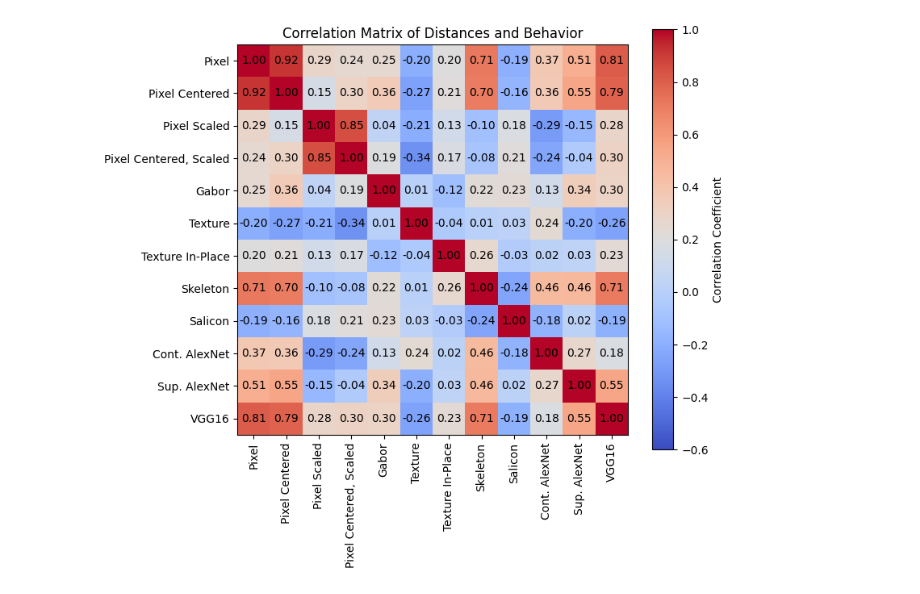
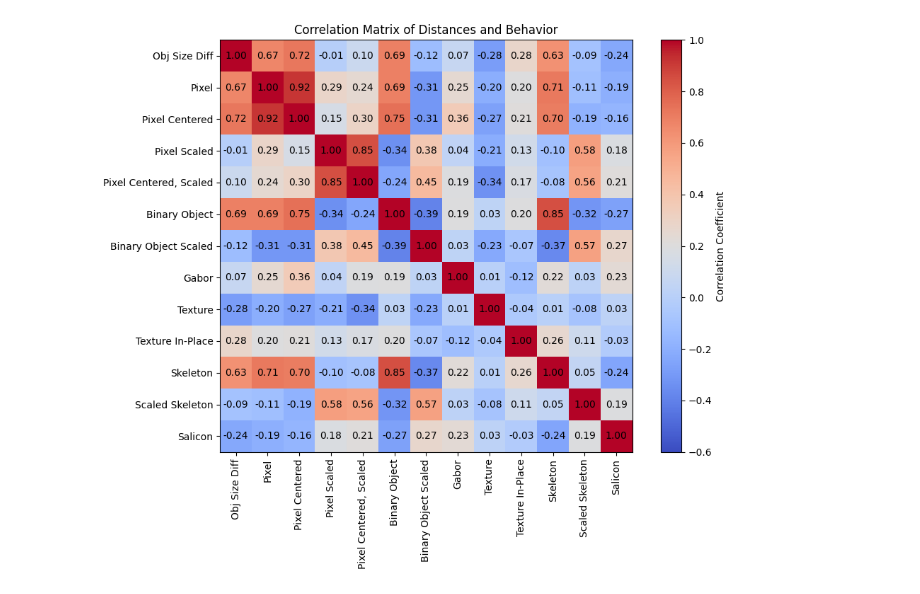
Before and after one commit to emeyer121/TreeShrewObjectRecognition, a Jupyter notebook: 5_behaviorModeling/plotModelBehavCompare.ipynb, the cells around one changed output. Saved outputs shown, nothing was run; the diff lists cells and outputs as text; code cells hidden in the pictures.

```diff
--- a/5_behaviorModeling/plotModelBehavCompare.ipynb
+++ b/5_behaviorModeling/plotModelBehavCompare.ipynb
@@ -11,6 +11,8 @@ df_pixel_orig = pd.read_csv(f'{filePath}distData/{taskName}/original_pixel_dista
 df_pixelcenter_orig = pd.read_csv(f'{filePath}distData/{taskName}/register_centered_pixel_distances.csv', header=None)
 df_pixelscale_orig = pd.read_csv(f'{filePath}distData/{taskName}/register_scaled_pixel_distances.csv', header=None)
 df_pixelcenterscale_orig = pd.read_csv(f'{filePath}distData/{taskName}/register_centered_scaled_pixel_distances.csv', header=None)
+df_binary_object = pd.read_csv(f'{filePath}distData/{taskName}/binary_object_distances_combmodel.csv', header=None)
+df_binary_object_scaled = pd.read_csv(f'{filePath}distData/{taskName}/binary_object_scaled_distances_combmodel.csv', header=None)
 df_gabor = pd.read_csv(f'{filePath}distData/{taskName}/gabor_distances_norm.csv', header=None)
 df_isetbio_NN = pd.read_csv(f'{filePath}distData/{taskName}/isetbio_distances_combmodel.csv', header=None)
 df_texture_inplace = pd.read_csv(f'{filePath}distData/{taskName}/texture_inplace_distances_combmodel.csv', header=None)
@@ -22,19 +24,22 @@ df_behavior = pd.read_csv(f'{filePath}distData/{taskName}/treeshrew_behavior.csv
 df_alexnet_cont = pd.read_csv(f'{filePath}distData/{taskName}/alexnet_mouse_distances2.csv', header=None)
 df_alexnet_sup = pd.read_csv(f'{filePath}distData/{taskName}/alexnet_distances2.csv', header=None)
 df_vgg = pd.read_csv(f'{filePath}distData/{taskName}/vgg16_distances2.csv', header=None)
+df_size_diff = pd.read_csv(f'{filePath}distData/{taskName}/size_differences.csv', header=None)
 
 # Combine the dataframes into a single dataframe
-df_combined = pd.concat([df_behavior, df_pixel_orig, df_pixelcenter_orig, df_pixelscale_orig,df_pixelcenterscale_orig, df_gabor, df_texture, df_texture_inplace, df_skeleton, df_skeleton_scaled, df_salicon, df_alexnet_cont, df_alexnet_sup, df_vgg], axis=1, ignore_index=True)
-df_labels = ['Behavior', 'Pixel', 'Pixel Centered','Pixel Scaled','Pixel Centered, Scaled', 'Gabor', 'Texture','Texture In-Place', 'Skeleton','Scaled Skeleton','Salicon', 'Cont. AlexNet', 'Sup. AlexNet', 'VGG16']
+df_combined = pd.concat([df_behavior, df_size_diff, df_pixel_orig, df_pixelcenter_orig, df_pixelscale_orig,df_pixelcenterscale_orig, df_binary_object, df_binary_object_scaled, df_gabor, df_texture, df_texture_inplace, df_skeleton, df_skeleton_scaled, df_salicon, df_alexnet_cont, df_alexnet_sup, df_vgg], axis=1, ignore_index=True)
+df_labels = ['Behavior','Obj Size Diff', 'Pixel', 'Pixel Centered','Pixel Scaled','Pixel Centered, Scaled','Binary Object','Binary Object Scaled', 'Gabor', 'Texture','Texture In-Place', 'Skeleton','Scaled Skeleton','Salicon', 'Cont. AlexNet', 'Sup. AlexNet', 'VGG16']
 # %%
 # Set colors for each model where first four are shades of green, next five are shades of blue, and last three are shades of red
-colors = ['#004d00', '#228B22', '#4CBB17', '#90EE90',  # Greens (darker to lighter)
+colors = ["#bc3fdb",
+          '#004d00', '#228B22', '#4CBB17', '#90EE90',  # Greens (darker to lighter)
+          '#FF8C00', "#E6C07B",
           '#00005f', '#0000CD', '#4169E1', '#6495ED', '#87CEEB', '#B0E0E6',  # Blues (darker to lighter)
           '#8B0000', '#DC143C', '#FF6B6B']  # Reds (darker to lighter)
 # %%
 # Plot bar graph for each data set's correlation with behavior
 plt.figure(figsize=(14, 8))
-for i in range(len(df_labels)-1):
+for i in range(len(df_labels)-4):
     # Calculate the correlation coefficient
     correlation = df_combined.corr().iloc[0, i+1]
 
@@ -51,6 +56,7 @@ for i in range(len(df_labels)-1):
     # Calculate the confidence interval
     ci_lower = np.percentile(bootstrapped_correlations, 2.5)
     ci_upper = np.percentile(bootstrapped_correlations, 97.5)
+    print(f'{df_labels[i+1]}: Correlation = {correlation:.3f}, 95% CI = [{ci_lower:.3f}, {ci_upper:.3f}]')
 
     # Plot bar graph for ech data set's correlation with behavior
     plt.bar(i, correlation, label=df_labels[i+1], alpha=0.7, color=colors[i], edgecolor='black', linewidth=0.5)
@@ -71,26 +150,26 @@ plt.show()
 # %%
 # Make correlation matrix with all columns of df_combined
-correlation_matrix = df_combined.corr().iloc[1:, 1:]  # Exclude the first column (behavior)
+correlation_matrix = df_combined.corr().iloc[1:-3, 1:-3]  # Exclude the first column (behavior)
 # Set the labels for the heatmap
-df_labels_red = df_labels[1:]
+df_labels_red = df_labels[1:-3]
 # df_labels = ['Pixel', 'Pixel Centered','Pixel Scaled','Pixel Centered, Scaled', 'Gabor', 'Texture','Salicon', 'Skeleton', 'VGG16', 'Cont. AlexNet', 'Sup. AlexNet']
 # Set the figure size
-plt.figure(figsize=(8, 7))
+plt.figure(figsize=(10, 8))
 # Create a heatmap using the correlation matrix
 plt.imshow(correlation_matrix, cmap='coolwarm', interpolation='nearest', vmin=-0.6, vmax=1)
 # Display the correlation values on the heatmap
 for (i, j), value in np.ndenumerate(correlation_matrix):
     plt.text(j, i, f'{value:.2f}', ha='center', va='center', color='black')
 plt.colorbar(label='Correlation Coefficient')
 plt.title('Correlation Matrix of Distances and Behavior')
 plt.xticks(range(len(correlation_matrix.columns)), df_labels_red, rotation=90)
 plt.yticks(range(len(correlation_matrix.columns)), df_labels_red)
 plt.tight_layout()
 plt.savefig(f'{filePath}figures/{taskName}_correlation_matrix.svg', dpi=300)
 plt.savefig(f'{filePath}figures/{taskName}_correlation_matrix.png', dpi=300)
 plt.show()
 # %% [output]
-[figure, old version]
+[figure, new version]
 # %%
 # # Make correlation matrix with all columns of df_combined
 # correlation_matrix = df_combined.corr() # Exclude the first column (behavior)
```
Also changed, not shown: parts of 5 cells of this notebook, 3 other files.
